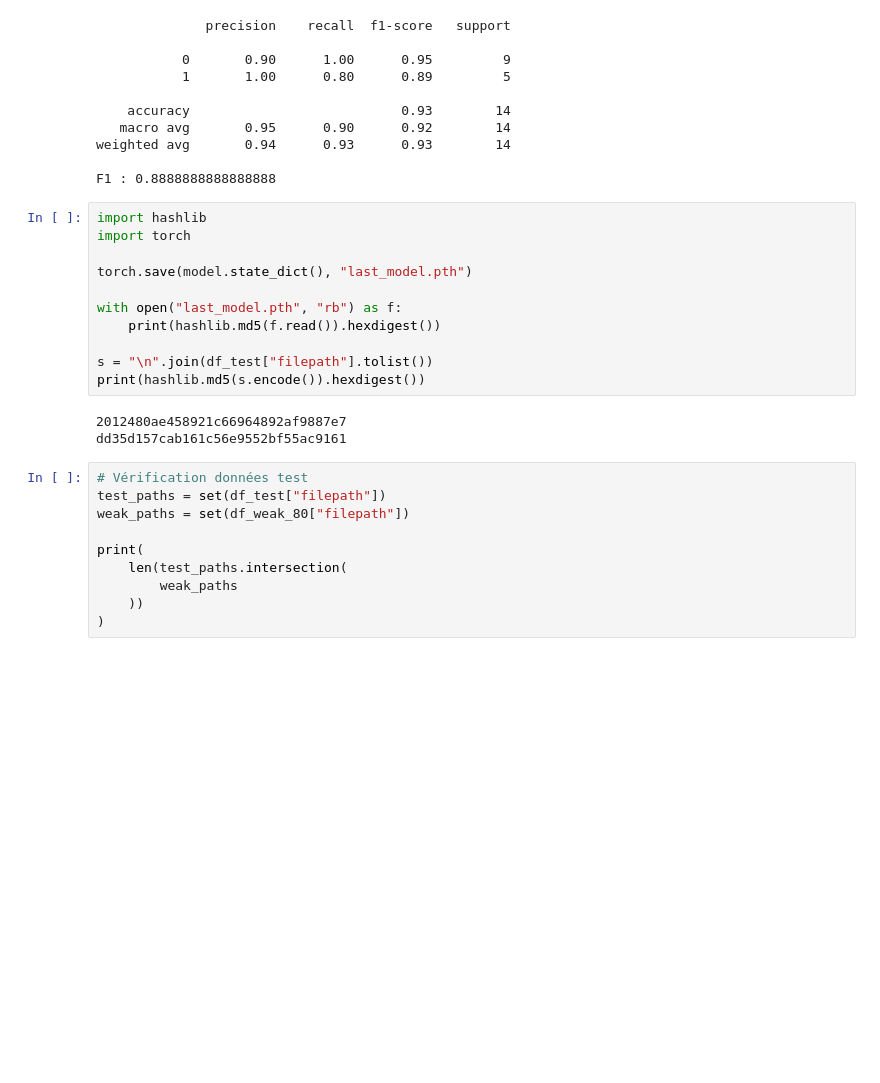
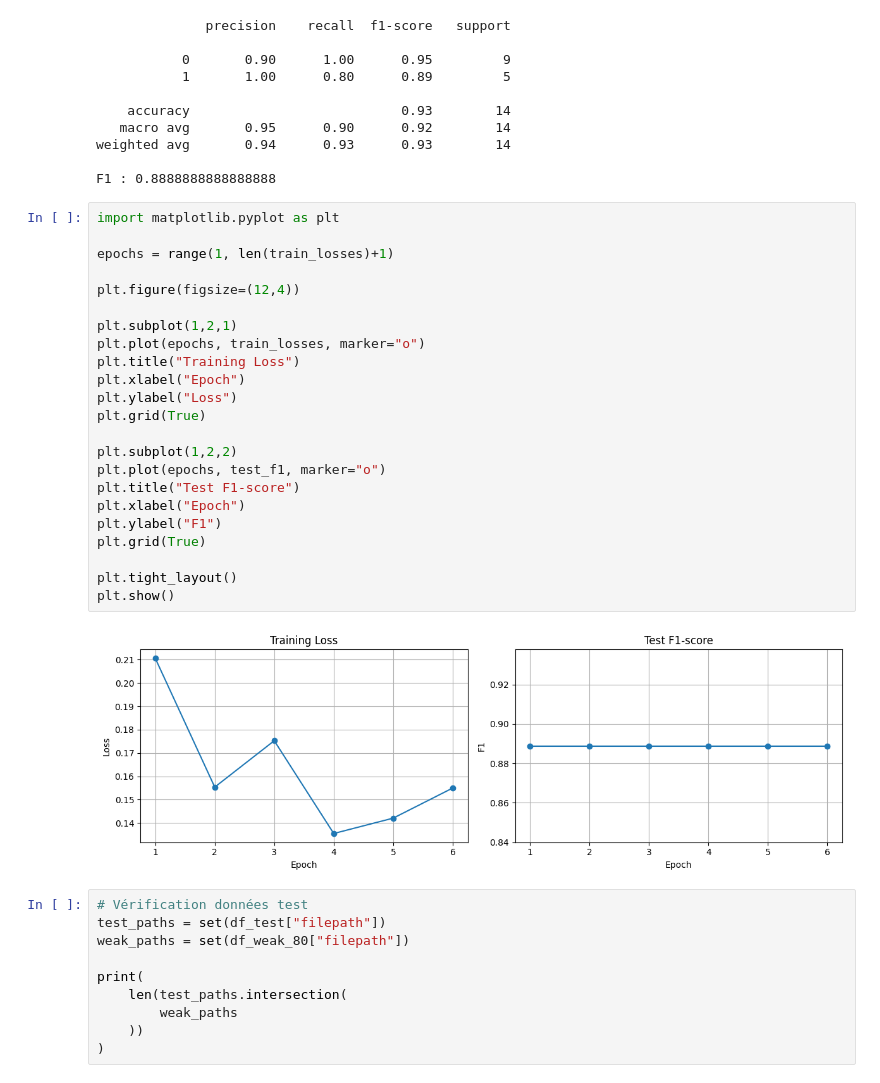
Before and after one commit to ManuHoudin/Brain_SSL, a Jupyter notebook: Brain_Modelling/Semi_supervised_labelling.ipynb, the cells around one changed output. Cells and saved outputs as stored; diff of their text form; blank space fills up the shorter version.

```diff
--- a/Brain_Modelling/Semi_supervised_labelling.ipynb
+++ b/Brain_Modelling/Semi_supervised_labelling.ipynb
@@ -573,20 +658,31 @@ print(
 weighted avg       0.94      0.93      0.93        14
 
 F1 : 0.8888888888888888
-# %%
-import hashlib
-import torch
-
-torch.save(model.state_dict(), "last_model.pth")
-
-with open("last_model.pth", "rb") as f:
-    print(hashlib.md5(f.read()).hexdigest())
-
-s = "\n".join(df_test["filepath"].tolist())
-print(hashlib.md5(s.encode()).hexdigest())
-# %% [output]
-2012480ae458921c66964892af9887e7
-dd35d157cab161c56e9552bf55ac9161
+# %%
+import matplotlib.pyplot as plt
+
+epochs = range(1, len(train_losses)+1)
+
+plt.figure(figsize=(12,4))
+
+plt.subplot(1,2,1)
+plt.plot(epochs, train_losses, marker="o")
+plt.title("Training Loss")
+plt.xlabel("Epoch")
+plt.ylabel("Loss")
+plt.grid(True)
+
+plt.subplot(1,2,2)
+plt.plot(epochs, test_f1, marker="o")
+plt.title("Test F1-score")
+plt.xlabel("Epoch")
+plt.ylabel("F1")
+plt.grid(True)
+
+plt.tight_layout()
+plt.show()
+# %% [output]
+[figure, added]
 # %%
 # Vérification données test
 test_paths = set(df_test["filepath"])
```
Also changed, not shown: parts of 9 cells of this notebook.
